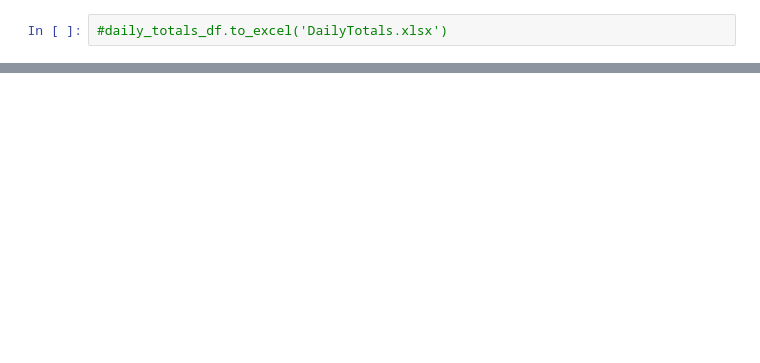
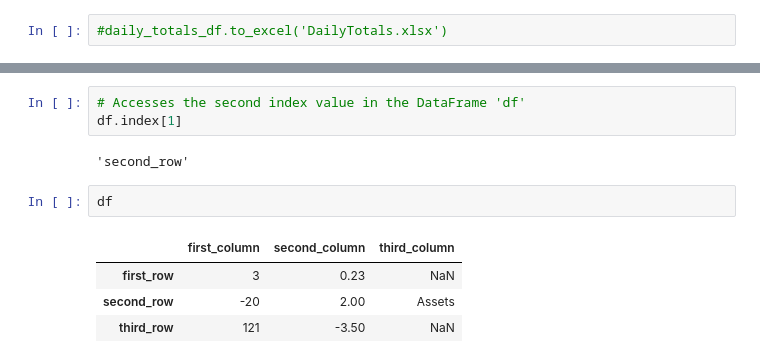
Before and after one commit to LeonardoSMSoares/Economics-Finance, a Jupyter notebook: Python for Accounting/PFA 01 - Pandas, Tables, and Excell Files.ipynb, the cells around one changed output, grey strips where cells are left out. Saved outputs shown, nothing was run; the diff lists cells and outputs as text; blank space fills up the shorter version.

```diff
--- a/Python for Accounting/PFA 01 - Working with Tables.ipynb
+++ b/Python for Accounting/PFA 01 - Pandas, Tables, and Excell Files.ipynb
@@ -175,0 +250,12 @@ daily_totals_df.plot();
+# %%
+# Accesses the second index value in the DataFrame 'df'
+df.index[1]
+# %% [output]
+'second_row'
+# %%
+df
+# %% [output]
+|  | first_column | second_column | third_column |
+| first_row | 3 | 0.23 | NaN |
+| second_row | -20 | 2.00 | Assets |
+| third_row | 121 | -3.50 | NaN |
```
Also changed, not shown: parts of 39 cells of this notebook, 1 other file.
